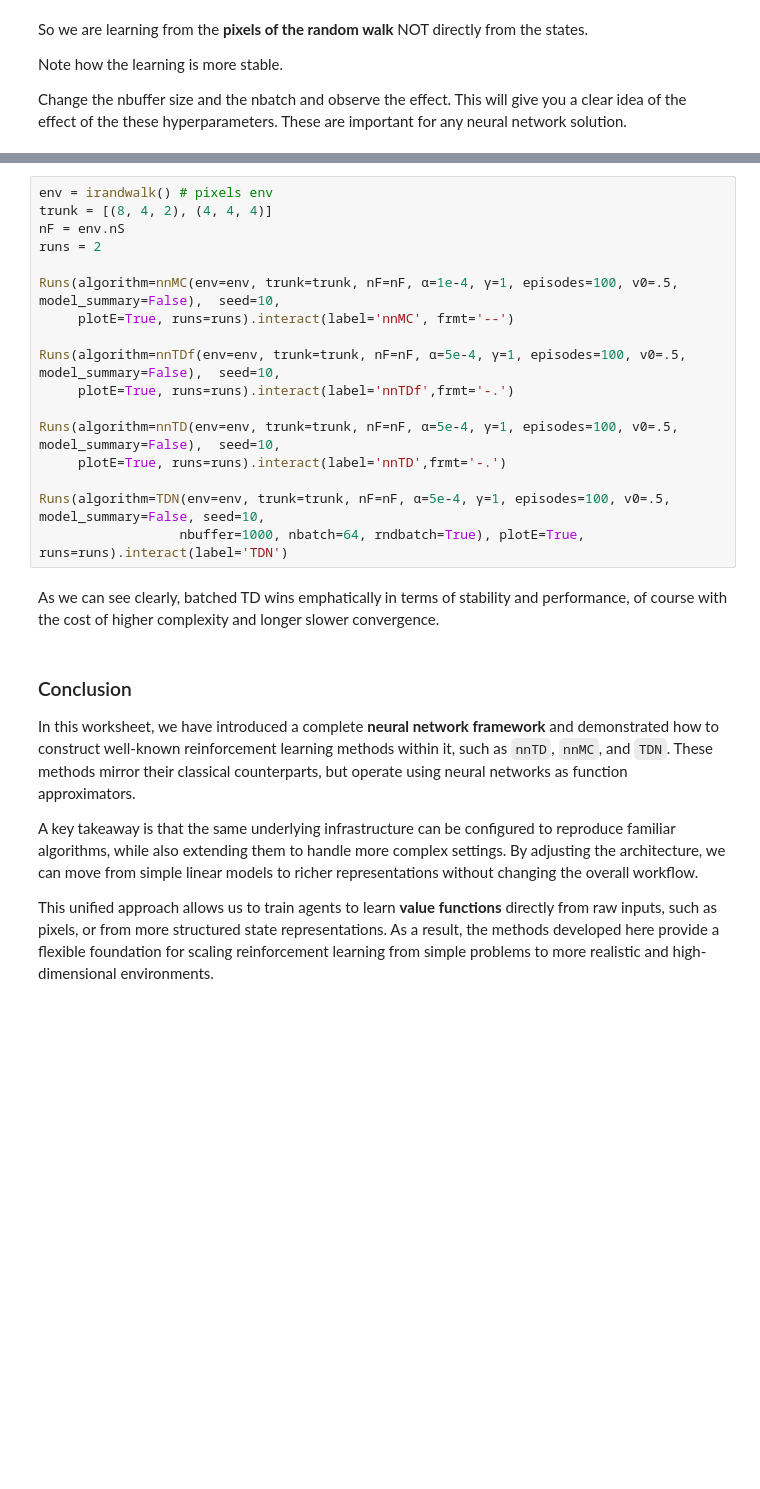
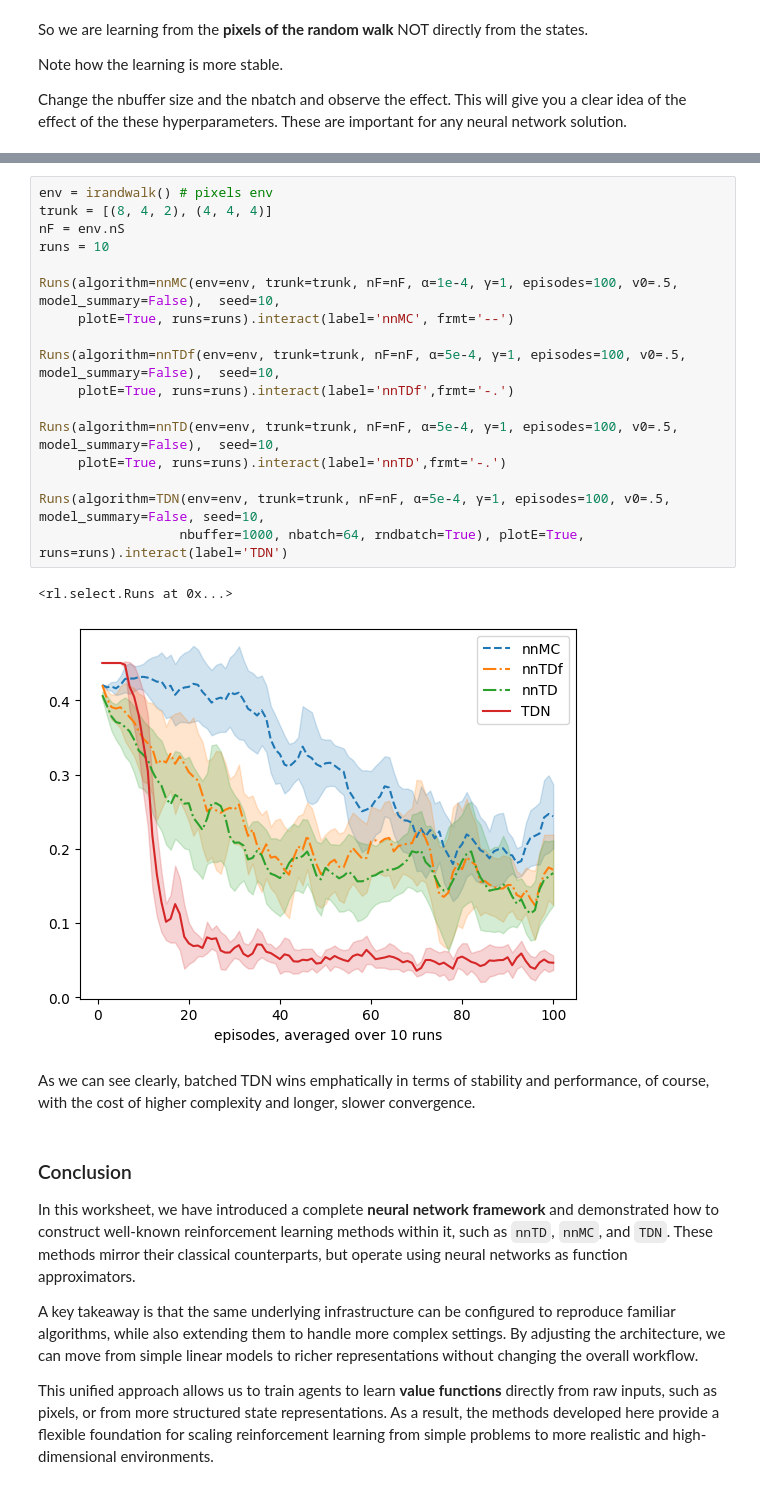
Before and after one commit to AltahhanAi/rl_rob, a Jupyter notebook: worksheet_5_1_.ipynb, the cells around one changed output, grey strips where cells are left out. Drawn from its saved outputs; the diff is of its cells as text; blank space fills up the shorter version.

```diff
--- a/worksheet_5_1_.ipynb
+++ b/worksheet_5_1_.ipynb
@@ -375,22 +380,25 @@ Runs(algorithm=nnTD(env=vrandwalk(), α=.05, γ=1, trunk=[], nF=[], episodes=100
 # %%
 env = irandwalk() # pixels env
 trunk = [(8, 4, 2), (4, 4, 4)]
 nF = env.nS
-runs = 2
+runs = 10
 
 Runs(algorithm=nnMC(env=env, trunk=trunk, nF=nF, α=1e-4, γ=1, episodes=100, v0=.5, model_summary=False),  seed=10,
      plotE=True, runs=runs).interact(label='nnMC', frmt='--')
 
 Runs(algorithm=nnTDf(env=env, trunk=trunk, nF=nF, α=5e-4, γ=1, episodes=100, v0=.5, model_summary=False),  seed=10,
      plotE=True, runs=runs).interact(label='nnTDf',frmt='-.')
 
 Runs(algorithm=nnTD(env=env, trunk=trunk, nF=nF, α=5e-4, γ=1, episodes=100, v0=.5, model_summary=False),  seed=10,
      plotE=True, runs=runs).interact(label='nnTD',frmt='-.')
 
 Runs(algorithm=TDN(env=env, trunk=trunk, nF=nF, α=5e-4, γ=1, episodes=100, v0=.5, model_summary=False, seed=10,
                   nbuffer=1000, nbatch=64, rndbatch=True), plotE=True, runs=runs).interact(label='TDN')
+# %% [output]
+<rl.select.Runs at 0x...>
+[figure, added]
 # %% [markdown]
-As we can see clearly, batched TD wins emphatically in terms of stability and performance, of course with the cost of higher complexity and longer slower convergence.
+As we can see clearly, batched TDN wins emphatically in terms of stability and performance, of course, with the cost of higher complexity and longer, slower convergence.
 # %% [markdown]
 ### Conclusion
 
```
Also changed, not shown: parts of 4 cells of this notebook, 1 other file.
